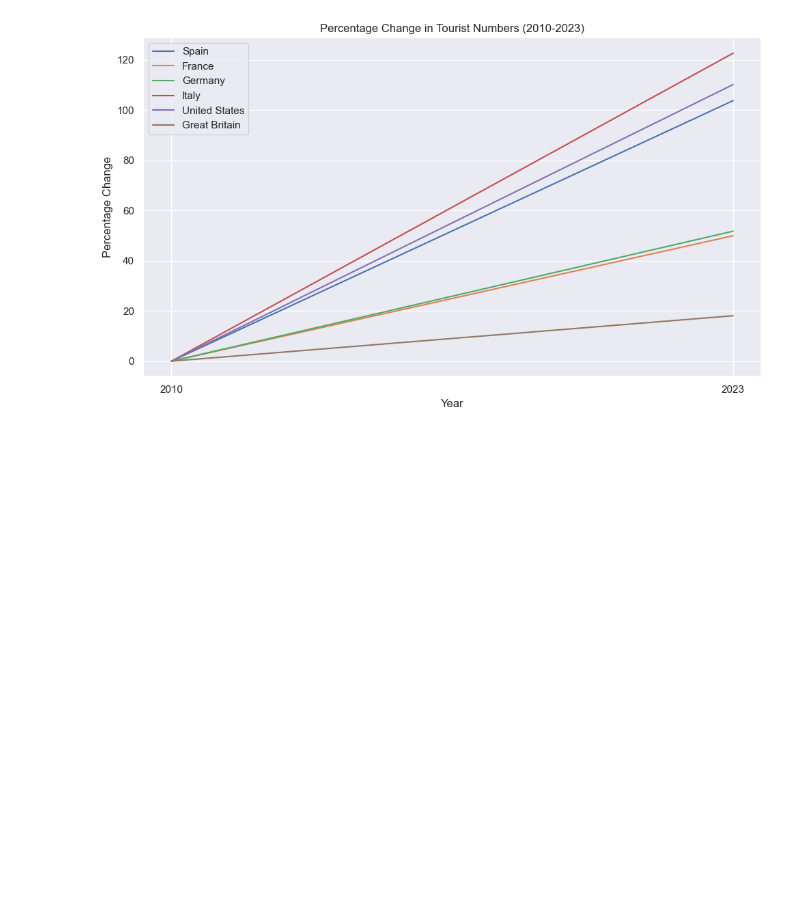
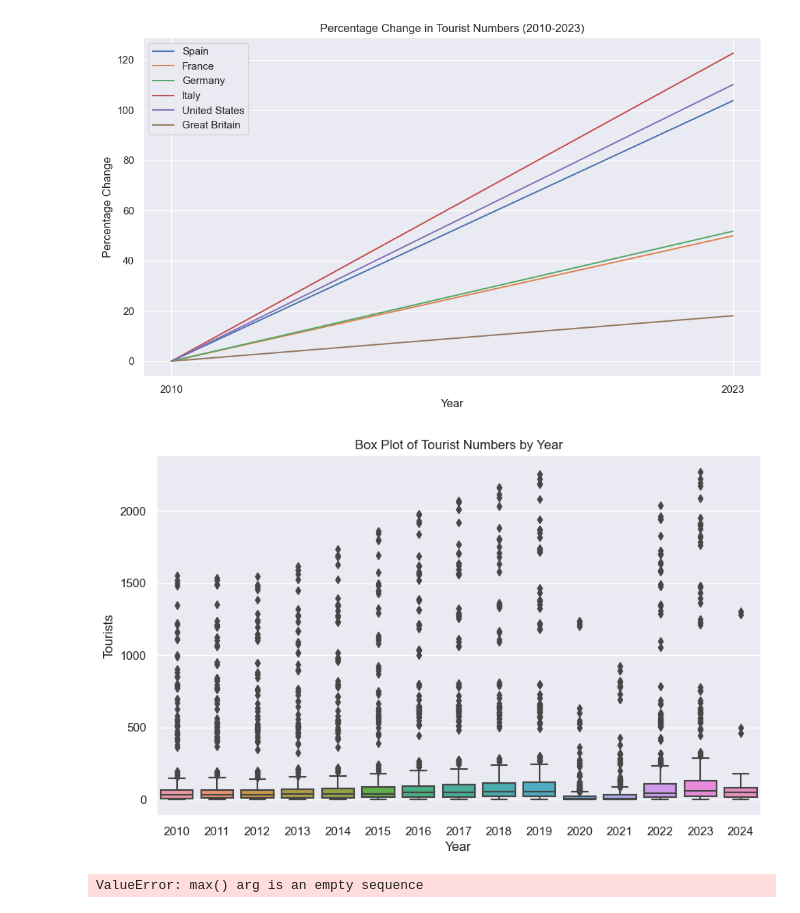
Before and after one commit to CoreyLouiseHughes/CA1_Tourism_CoreyHughes, a Jupyter notebook: Tourism_CA1.ipynb, the cells around one changed output. Cells and saved outputs as stored; diff of their text form; code cells hidden in the pictures; blank space fills up the shorter version.

```diff
--- a/Tourism_CA1.ipynb
+++ b/Tourism_CA1.ipynb
@@ -646,3 +632,52 @@ plt.tight_layout()
 plt.show()
 # %% [output]
 [figure]
+# %%
+plt.figure(figsize=(10, 6))
+sns.boxplot(x='Year', y='VALUE', data=df_update)
+plt.title('Box Plot of Tourist Numbers by Year')
+plt.xlabel('Year')
+plt.ylabel('Tourists')
+plt.show()
+# %% [output]
+[figure, added]
+# %%
+import numpy as np
+import matplotlib.pyplot as plt
+from scipy.stats import poisson
+
+# Example dataframe (replace with your actual dataframe)
+# Assuming you have a dataframe named df_update with columns 'Country' and 'VALUE'
+# Replace df_update with your actual dataframe name
+# Replace 'Country' and 'VALUE' with the actual column names in your dataframe
+# For example:
+# df_update = pd.read_csv('your_data.csv')
+# 'Country' and 'VALUE' are the column names in your dataframe
+# Make sure to replace these with your actual column names
+
+# Example data for tourist arrivals per month (replace with your actual data)
+
+# Extract the tourist arrivals per month from the 'VALUE' column
+tourist_arrivals_per_month = df_update['VALUE']
+
+# Calculate the mean arrival rate (average number of arrivals per month)
+mean_arrival_rate = np.mean(tourist_arrivals_per_month)
+
+# Generate x values (number of arrivals)
+x_values = np.arange(0, max(tourist_arrivals_per_month) * 2)
+
+# Calculate probabilities for different numbers of arrivals using the Poisson distribution
+poisson_dist = poisson(mu=mean_arrival_rate)
+probabilities = poisson_dist.pmf(x_values)
+
+# Plot the Poisson distribution
+plt.figure(figsize=(10, 6))
+plt.bar(x_values, probabilities, label=f'Mean Arrival Rate: {mean_arrival_rate}', alpha=0.7)
+plt.title('Poisson Distribution of Tourist Arrivals per Month')
+plt.xlabel('Number of Tourist Arrivals')
+plt.ylabel('Probability')
+plt.legend()
+plt.grid(True)
+plt.show()
+# %% [output]
+ValueError: max() arg is an empty sequence
```
Also changed, not shown: parts of 15 cells of this notebook.
